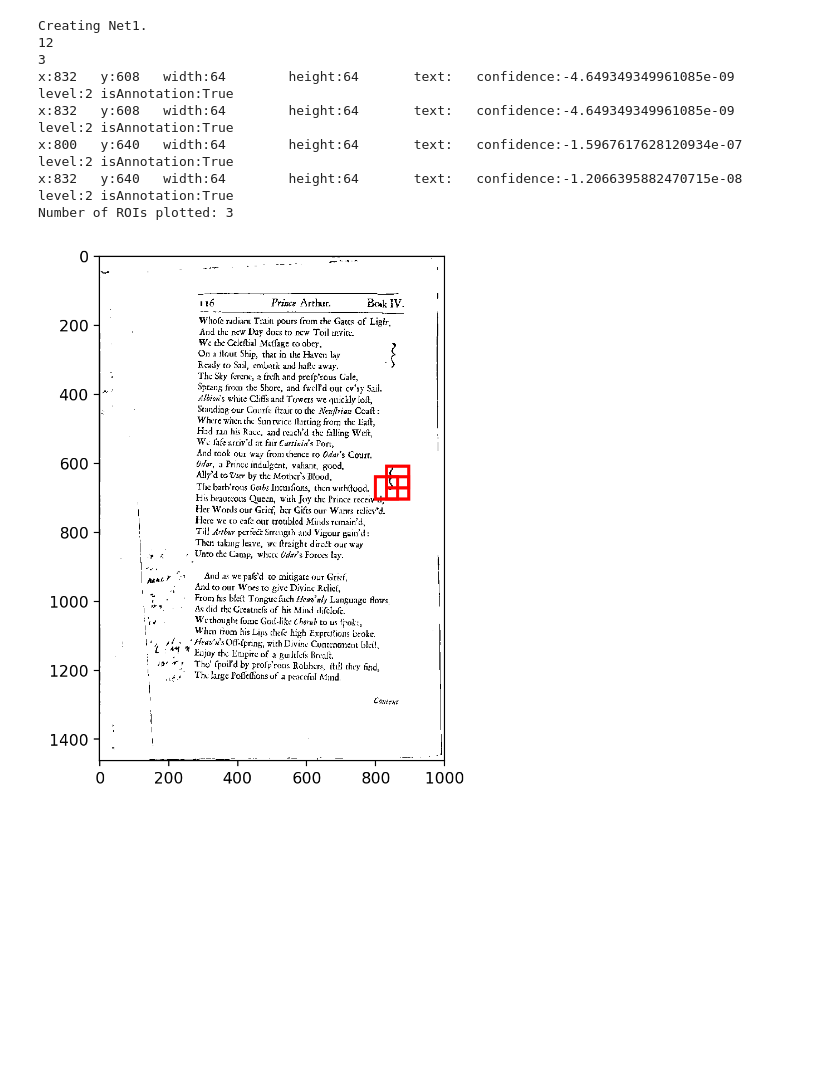
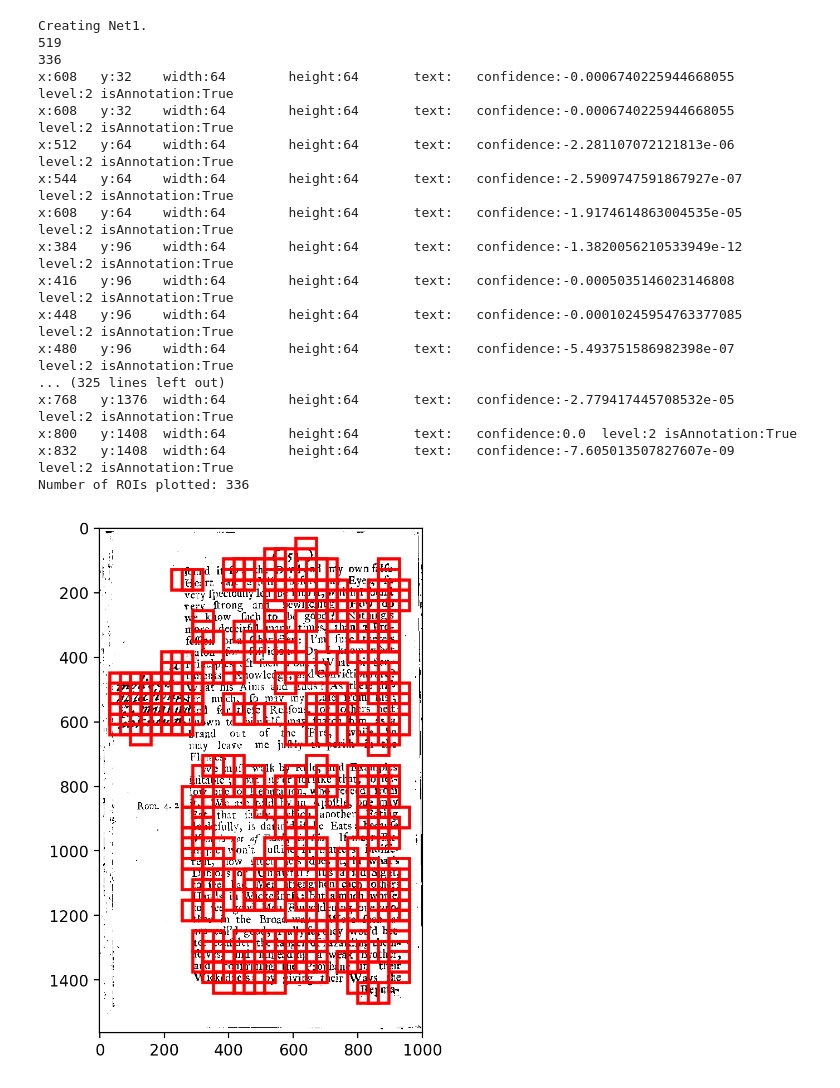
Before and after one commit to collectionslab/Omniscribe, a Jupyter notebook: experiments/cnn/notebooks/net1-IAM-visualize.ipynb, the cells around one changed output. Cells and saved outputs as stored; diff of their text form; code cells hidden in the pictures; blank space fills up the shorter version.

Commit message:
model does not discern handwriting from text and becomes an OCR at 5000epochs

```diff
--- a/experiments/cnn/notebooks/net1-IAM-visualize.ipynb
+++ b/experiments/cnn/notebooks/net1-IAM-visualize.ipynb
@@ -42,10 +42,10 @@ import torch
 #img_loc = '/home/rahul/data/printed_with_ids_harsh_filter/books-preprocessed-images/Confucius/positive/263.png'
 #img_loc = '/home/rahul/data/printed_with_ids_harsh_filter/books-preprocessed-images/Albin/positive/164.png'
 #img_loc = '/home/rahul/data/printed_with_ids_harsh_filter/books-preprocessed-images/Voltaire/positive/11.png'
-#img_loc = '/home/rahul/data/printed_with_ids_harsh_filter/books-preprocessed-images/Defoe/positive/103.png'
+img_loc = '/home/rahul/data/printed_with_ids_harsh_filter/books-preprocessed-images/Defoe/positive/103.png'
 #img_loc = '/home/rahul/data/printed_with_ids_harsh_filter/books-preprocessed-images/Defoe/negative/1981.png'
 #img_loc = '/home/rahul/data/printed_with_ids_harsh_filter/books-preprocessed-images/Ascham/positive/1073.png'
-img_loc = '/home/rahul/data/printed_with_ids_harsh_filter/books-preprocessed-images/Blackmore/positive/1601.png'
+#img_loc = '/home/rahul/data/printed_with_ids_harsh_filter/books-preprocessed-images/Blackmore/positive/1601.png'
 
 
 pilimg = Image.open(img_loc)
@@ -58,7 +58,7 @@ from bounding_box_classification import get_pos_rois
 # net1 = Net1()
 net1 = create_model_architecture('net1', use_gpu = False)
 # net1.load_state_dict(torch.load('models/net1-IAM-1.pt'))
-net1.load_state_dict(torch.load('models/net1-aa_64-2000ep.pt'))
+net1.load_state_dict(torch.load('models/net1-aa_64-5000ep.pt'))
 
 
 # Modify this as necessary
@@ -91,40 +91,49 @@ confs = [roi.confidence for roi in all_rois]
 
 
 
 
 print(len(all_rois))
 threshold = -7.58074643e-04
 thresholded_rois = [roi for roi in all_rois if roi.confidence >= threshold]
 print(len(thresholded_rois))
 print(thresholded_rois[0].toString())
 
 
 
 from detection.lib.utils.Utils import plt_img
 plt_img(imgarr, rois=[(thresholded_rois, 'r')])#, roi_level_set=roi_level_set)
 
 
 
 
 
 #print('number of pos ROIs found', len(all_rois))
 
 # from detection.lib.ImgProcessor import ImgProcessor
 #from detection.lib.utils.Utils import plt_img
 # plot the rois and plot only certain information according to the set
 # imgProcessor = ImgProcessor()
 # img = imgProcessor.loadImage(inFilename=img_loc)
 # roi_level_set = set([1])
 #plt_img(imgarr, rois=[(all_rois, 'r')])#, roi_level_set=roi_level_set)
 # %% [output]
 Creating Net1.
-12
-3
-x:832   y:608   width:64        height:64       text:   confidence:-4.649349349961085e-09       level:2 isAnnotation:True
-x:832   y:608   width:64        height:64       text:   confidence:-4.649349349961085e-09       level:2 isAnnotation:True
-x:800   y:640   width:64        height:64       text:   confidence:-1.5967617628120934e-07      level:2 isAnnotation:True
-x:832   y:640   width:64        height:64       text:   confidence:-1.2066395882470715e-08      level:2 isAnnotation:True
-Number of ROIs plotted: 3
+519
+336
+x:608   y:32    width:64        height:64       text:   confidence:-0.0006740225944668055       level:2 isAnnotation:True
+x:608   y:32    width:64        height:64       text:   confidence:-0.0006740225944668055       level:2 isAnnotation:True
+x:512   y:64    width:64        height:64       text:   confidence:-2.281107072121813e-06       level:2 isAnnotation:True
+x:544   y:64    width:64        height:64       text:   confidence:-2.5909747591867927e-07      level:2 isAnnotation:True
+x:608   y:64    width:64        height:64       text:   confidence:-1.9174614863004535e-05      level:2 isAnnotation:True
+x:384   y:96    width:64        height:64       text:   confidence:-1.3820056210533949e-12      level:2 isAnnotation:True
+x:416   y:96    width:64        height:64       text:   confidence:-0.0005035146023146808       level:2 isAnnotation:True
+x:448   y:96    width:64        height:64       text:   confidence:-0.00010245954763377085      level:2 isAnnotation:True
+x:480   y:96    width:64        height:64       text:   confidence:-5.493751586982398e-07       level:2 isAnnotation:True
+... (325 lines left out)
+x:768   y:1376  width:64        height:64       text:   confidence:-2.779417445708532e-05       level:2 isAnnotation:True
+x:800   y:1408  width:64        height:64       text:   confidence:0.0  level:2 isAnnotation:True
+x:832   y:1408  width:64        height:64       text:   confidence:-7.605013507827607e-09       level:2 isAnnotation:True
+Number of ROIs plotted: 336
-[figure, old version]
+[figure, new version]
 # %%
 print("done plotting regions of interest")
```
Also changed, not shown: parts of 1 cell of this notebook, 1 other file.
